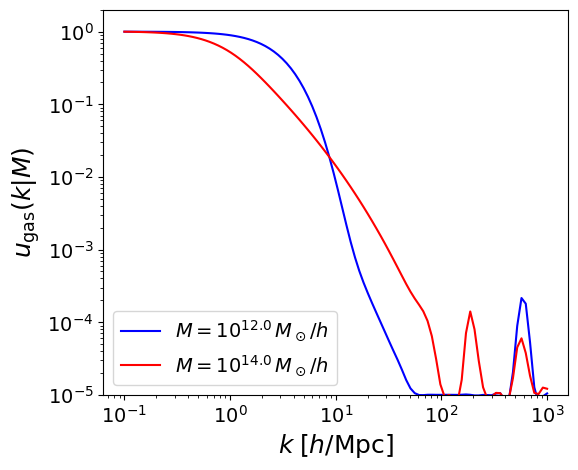
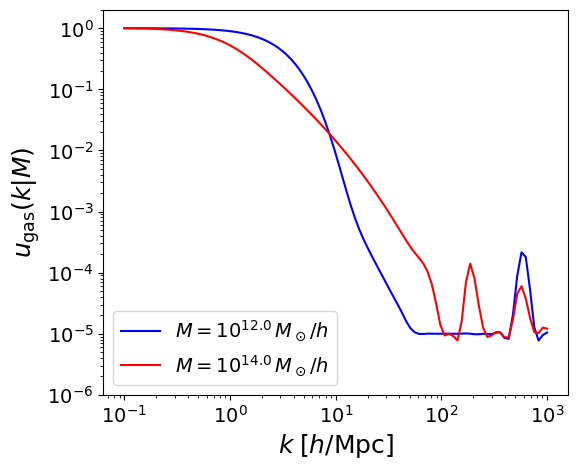
Unified diff of the notebook cell whose output changed from the first chart to the second:
--- before
+++ after
@@ -19,5 +19,5 @@
 plt.xscale("log")
 plt.yscale("log")
-plt.ylim(1e-5, 2)
+plt.ylim(1e-6, 2)
 plt.legend(loc="lower left")
 

Commit: .